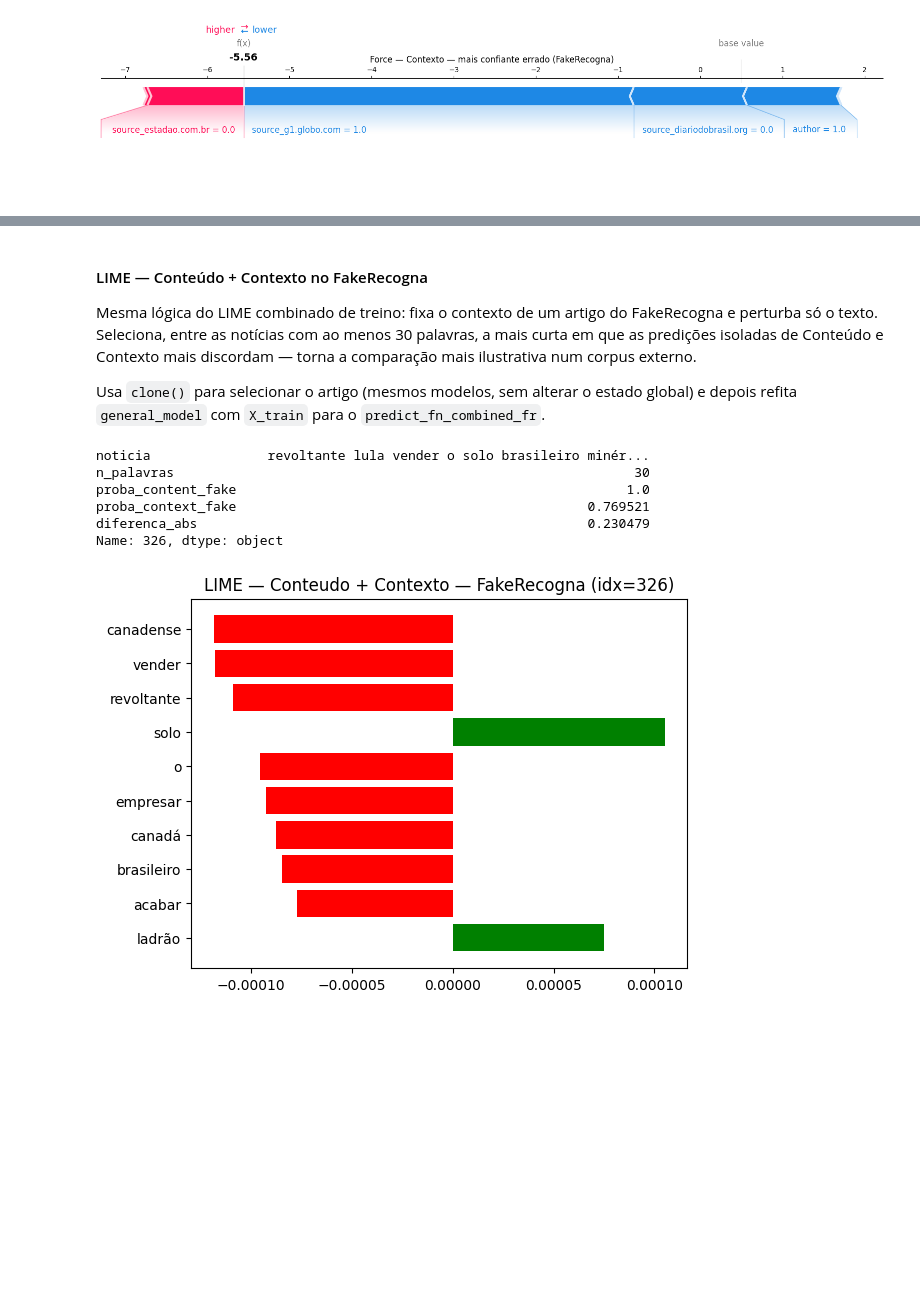
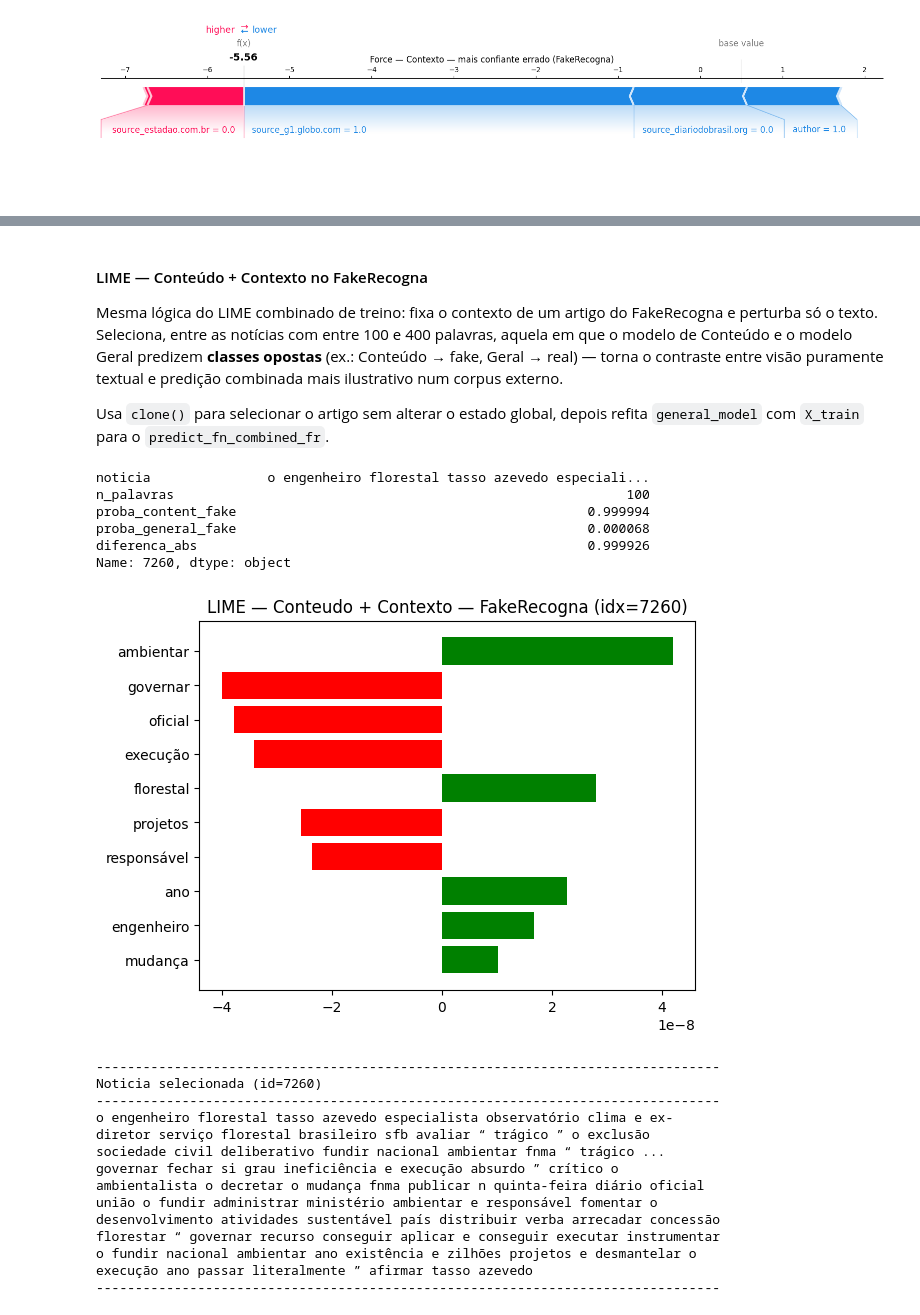
Before and after one commit to murilotrassi/projeto-pln-seminario-2, a Jupyter notebook: Detector_Fake_News_BR-embeddings.ipynb, the cells around one changed output, grey strips where cells are left out. Saved outputs shown, nothing was run; the diff lists cells and outputs as text; code cells hidden in the pictures; blank space fills up the shorter version.

```diff
--- a/Detector_Fake_News_BR-embeddings.ipynb
+++ b/Detector_Fake_News_BR-embeddings.ipynb
@@ -725,8 +746,20 @@ id_noticia=1150, n_palavras=9
 # %%
+# Refit defensivo: garante content_model com features de embedding (768 dims)
+# antes do LIME — outra celula pode ter refitado o mesmo objeto com context features.
+content_model.fit(X_train_content, y_train_content)
+
 explicacao_content = explainer_content_lime.explain_instance(
-    texto_exemplo_content, predict_fn_content, num_features=10, num_samples=500
+    texto_exemplo_content, predict_fn_content, num_features=15, num_samples=5000
 )
 explicacao_content.as_pyplot_figure()
 plt.savefig(f'figures/figures_embeddings/lime_content_{id_exemplo_content}.pdf')
 plt.show()
+
+
+import textwrap
+print("-" * 80)
+print(f"Noticia selecionada (id={id_exemplo_content})")
+print("-" * 80)
+print(textwrap.fill(texto_exemplo_content, width=80))
+print("-" * 80)
 # %% [output]
@@ -1205,59 +1324,90 @@ Label real: 1, predito: 1
 # %% [markdown]
 #### LIME — Conteúdo + Contexto no FakeRecogna
 
-Mesma lógica do LIME combinado de treino: fixa o contexto de um artigo do FakeRecogna e perturba só o texto. Seleciona, entre as notícias com ao menos 30 palavras, a mais curta em que as predições isoladas de Conteúdo e Contexto mais discordam — torna a comparação mais ilustrativa num corpus externo.
+Mesma lógica do LIME combinado de treino: fixa o contexto de um artigo do FakeRecogna e perturba só o texto. Seleciona, entre as notícias com entre 100 e 400 palavras, aquela em que o modelo de Conteúdo e o modelo Geral predizem **classes opostas** (ex.: Conteúdo → fake, Geral → real) — torna o contraste entre visão puramente textual e predição combinada mais ilustrativo num corpus externo.
 
-Usa `clone()` para selecionar o artigo (mesmos modelos, sem alterar o estado global) e depois refita `general_model` com `X_train` para o `predict_fn_combined_fr`.
+Usa `clone()` para selecionar o artigo sem alterar o estado global, depois refita `general_model` com `X_train` para o `predict_fn_combined_fr`.
 # %%
 from sklearn.base import clone
 
 # Clones locais para selecao de candidatos (evita corrupcao mutua se mesmos objetos)
 _cm_fr  = clone(content_model).fit(X_train_content, y_train_content)
-_ctx_fr = clone(context_model).fit(X_train_context, y_train_context)
+_gen_fr = clone(general_model).fit(X_train, y_train)
 
 df_fr_cands = df_fr[['noticia']].copy()
 df_fr_cands['n_palavras'] = df_fr_cands['noticia'].str.split().apply(len)
-df_fr_cands = df_fr_cands[df_fr_cands['n_palavras'] >= 30].sort_values('n_palavras').head(30)
+df_fr_cands = df_fr_cands[
+    (df_fr_cands['n_palavras'] >= 100) &
+    (df_fr_cands['n_palavras'] <= 400)
+].copy()
 
-proba_fr_cands_c   = _proba_class1(_cm_fr, X_fr_content.loc[df_fr_cands.index])
-proba_fr_cands_ctx = _proba_class1(_ctx_fr, X_fr_context.loc[df_fr_cands.index])
+proba_fr_cands_c   = _proba_class1(_cm_fr,  X_fr_content.loc[df_fr_cands.index])
+proba_fr_cands_gen = _proba_class1(_gen_fr, X_fr_general.loc[df_fr_cands.index])
 df_fr_cands['proba_content_fake'] = proba_fr_cands_c
-df_fr_cands['proba_context_fake'] = proba_fr_cands_ctx
-df_fr_cands['diferenca_abs'] = (df_fr_cands['proba_content_fake'] - df_fr_cands['proba_context_fake']).abs()
+df_fr_cands['proba_general_fake'] = proba_fr_cands_gen
+# Noticia verdadeira (label=0) onde conteudo prevê fake e geral (acertando) prevê real
+df_fr_cands = df_fr_cands[
+    (df_fr_cands['proba_content_fake'] >= 0.5) &
+    (df_fr_cands['proba_general_fake'] <  0.5) &
+    (y_fr.loc[df_fr_cands.index] == 0)
+]
+df_fr_cands['diferenca_abs'] = (df_fr_cands['proba_content_fake'] - df_fr_cands['proba_general_fake']).abs()
 df_fr_cands = df_fr_cands.sort_values('diferenca_abs', ascending=False)
 
 linha_fr_comb   = df_fr_cands.iloc[0]
 idx_fr_comb     = linha_fr_comb.name
 texto_fr_comb   = linha_fr_comb['noticia']
 print(linha_fr_comb)
 
 # Refita general_model com todas as features para o predict_fn_combined_fr
 general_model.fit(X_train, y_train)
 
 contexto_fr_fixo = X_fr_context.loc[idx_fr_comb][context_train_columns]
 
 def predict_fn_combined_fr(texts):
     novos_embeddings = model_st.encode(list(texts))
     novos_embeddings_escalados = escalar_embeddings(novos_embeddings)
     n = len(texts)
     novo_df = pd.DataFrame(novos_embeddings_escalados, columns=emb_cols)
     contexto_tiled = pd.DataFrame([contexto_fr_fixo.values] * n, columns=context_train_columns)
     novo_df_full = pd.concat([novo_df, contexto_tiled], axis=1).reindex(columns=general_train_columns, fill_value=0)
     return general_model.predict_proba(novo_df_full.values)
 
-explainer_fr_comb = LimeTextExplainer(class_names=['true', 'fake'])
+explainer_fr_comb = LimeTextExplainer(class_names=['true', 'fake'],
+                            split_expression=_lime_tokenizer)
 explicacao_fr_comb = explainer_fr_comb.explain_instance(
     texto_fr_comb, predict_fn_combined_fr, num_features=10, num_samples=500
 )
 explicacao_fr_comb.as_pyplot_figure()
 plt.title(f'LIME — Conteudo + Contexto — FakeRecogna (idx={idx_fr_comb})')
 plt.savefig(f'figures/figures_embeddings/lime_combinado_fakerecogna_{idx_fr_comb}.pdf', bbox_inches='tight')
 plt.show()
+
+import textwrap
+print("-" * 80)
+print(f"Noticia selecionada (id={idx_fr_comb})")
+print("-" * 80)
+print(textwrap.fill(texto_fr_comb, width=80))
+print("-" * 80)
 # %% [output]
-noticia               revoltante lula vender o solo brasileiro minér...
-n_palavras                                                           30
-proba_content_fake                                                  1.0
-proba_context_fake                                             0.769521
-diferenca_abs                                                  0.230479
-Name: 326, dtype: object
+noticia               o engenheiro florestal tasso azevedo especiali...
+n_palavras                                                          100
+proba_content_fake                                             0.999994
+proba_general_fake                                             0.000068
+diferenca_abs                                                  0.999926
+Name: 7260, dtype: object
-[figure, old version]
+[figure, new version]
+--------------------------------------------------------------------------------
+Noticia selecionada (id=7260)
+--------------------------------------------------------------------------------
+o engenheiro florestal tasso azevedo especialista observatório clima e ex-
+diretor serviço florestal brasileiro sfb avaliar “ trágico ” o exclusão
+sociedade civil deliberativo fundir nacional ambientar fnma “ trágico ...
+governar fechar si grau ineficiência e execução absurdo ” crítico o
+ambientalista o decretar o mudança fnma publicar n quinta-feira diário oficial
+união o fundir administrar ministério ambientar e responsável fomentar o
+desenvolvimento atividades sustentável país distribuir verba arrecadar concessão
+florestar “ governar recurso conseguir aplicar e conseguir executar instrumentar
+o fundir nacional ambientar ano existência e zilhões projetos e desmantelar o
+execução ano passar literalmente ” afirmar tasso azevedo
+--------------------------------------------------------------------------------
```
Also changed, not shown: parts of 12 cells of this notebook.
